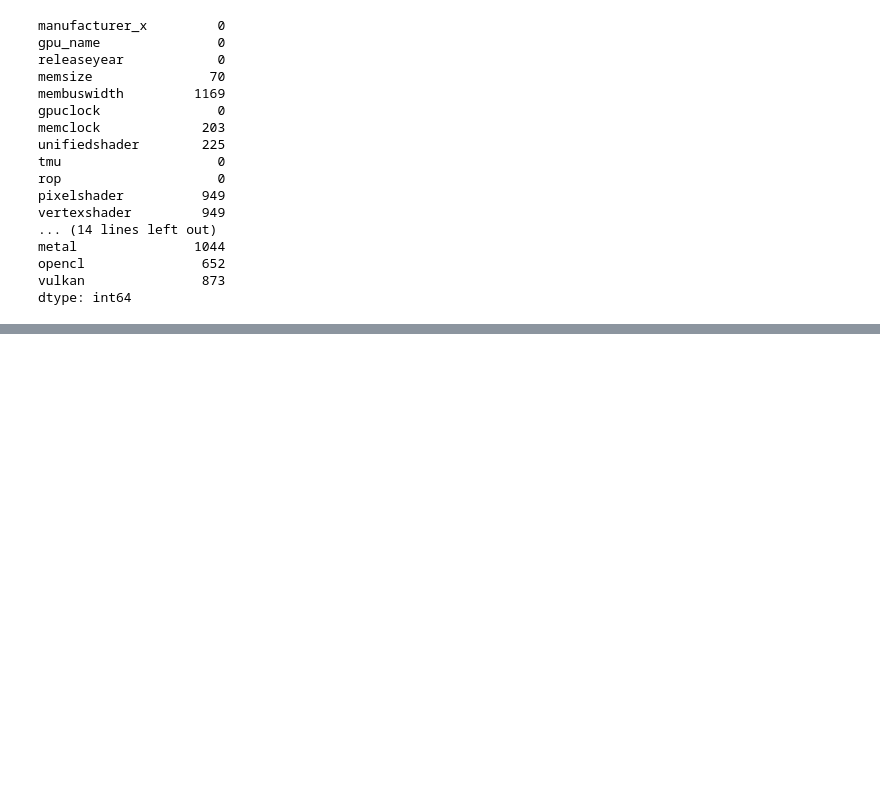
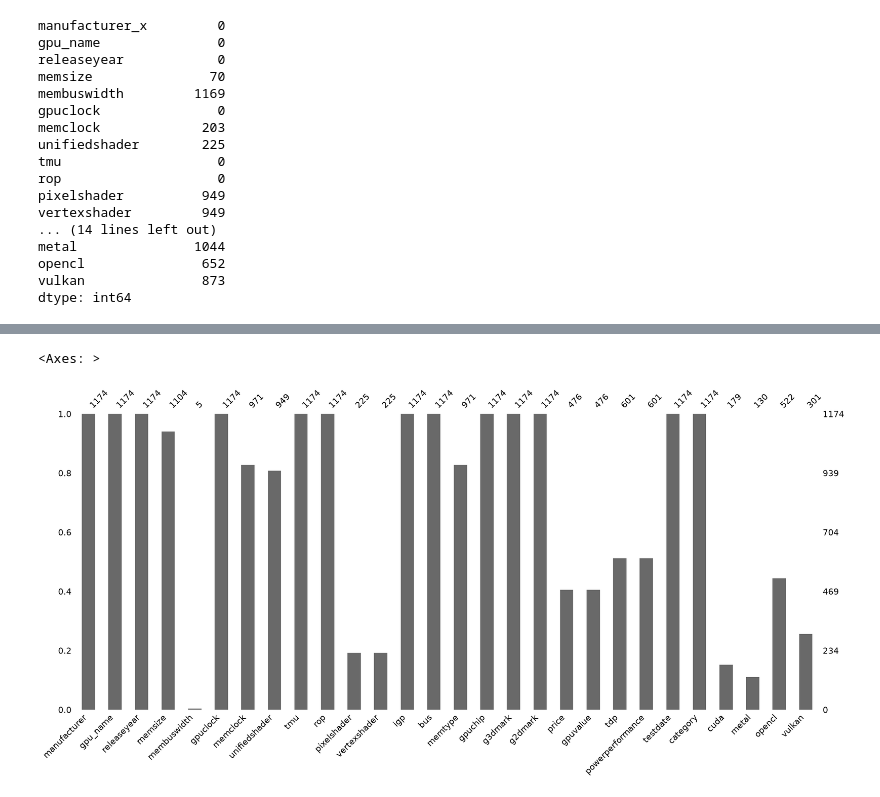
Before and after one commit to n-bhuvan/nvidia-gpu-data-science, a Jupyter notebook: notebook/03_data_cleaning.ipynb, the cells around one changed output, grey strips where cells are left out. Cells and saved outputs as stored; diff of their text form; code cells hidden in the pictures; blank space fills up the shorter version.

```diff
--- a/notebook/03_data_cleaning.ipynb
+++ b/notebook/03_data_cleaning.ipynb
@@ -328,0 +387,5 @@ master_df.to_csv(
+# %%
+msno.bar(master_df)
+# %% [output]
+<Axes: >
+[figure, added]
```
Also changed, not shown: parts of 6 cells of this notebook, 2 other files.
